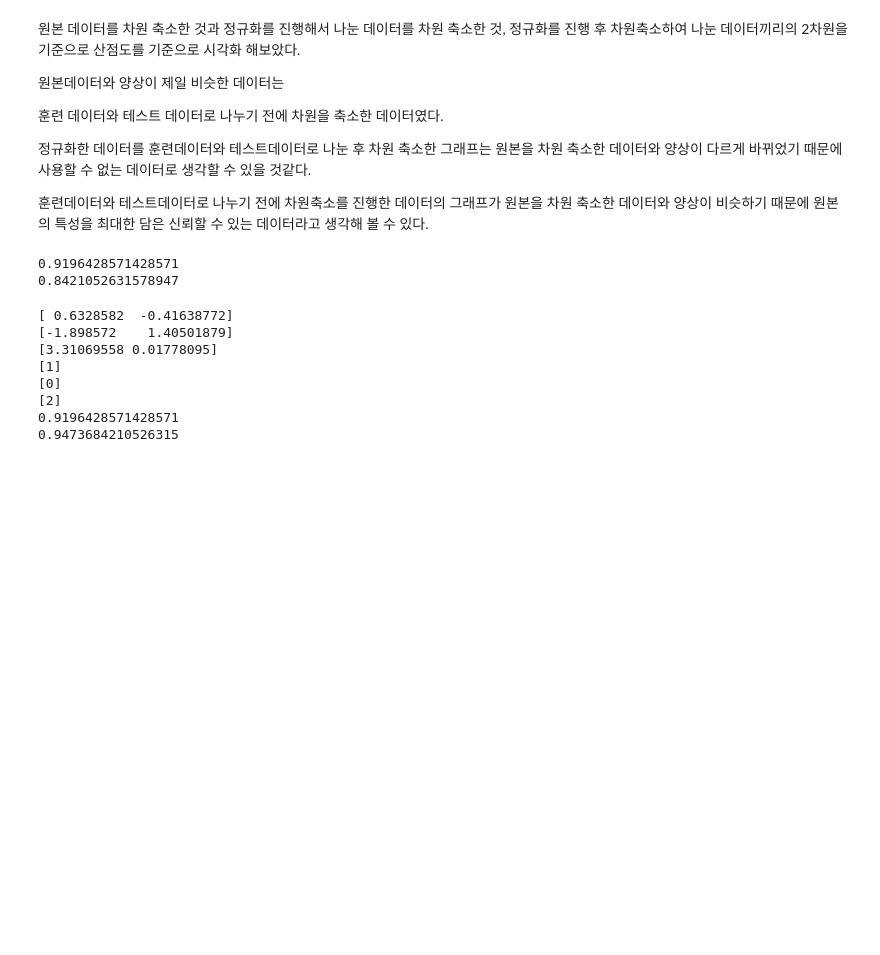
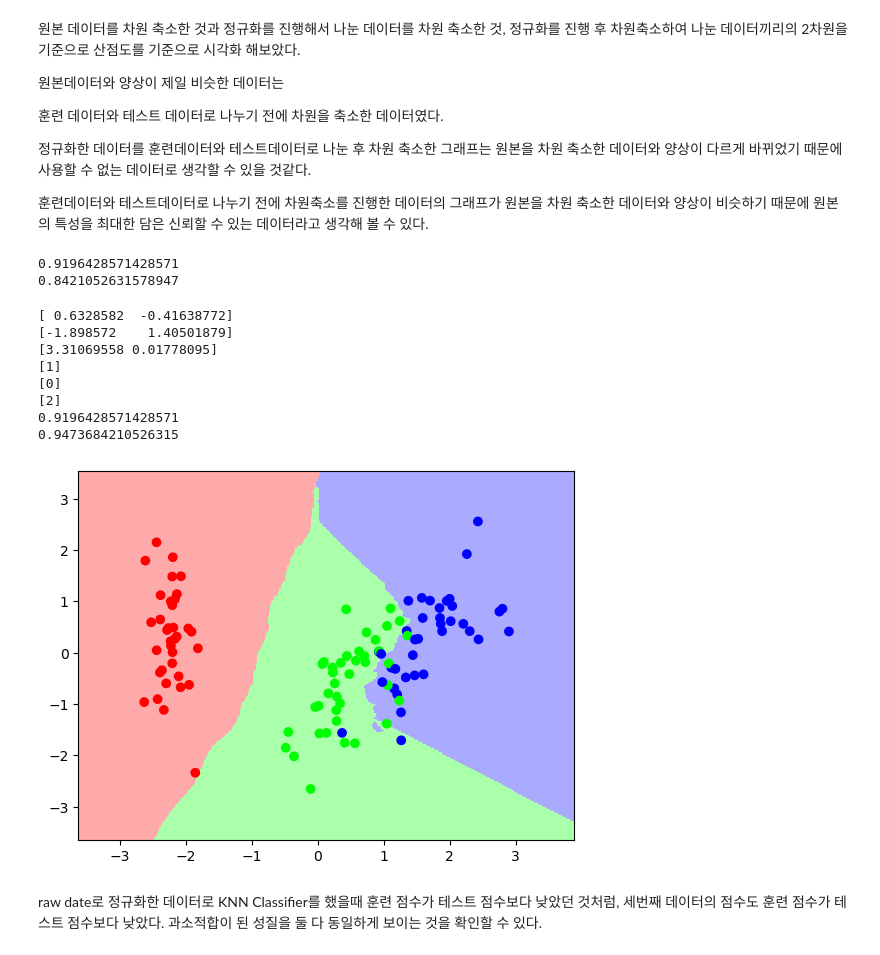
Before and after one commit to JINSUKO/Machin-Leaning-course-Practices, a Jupyter notebook: pratice_iris_data.ipynb, the cells around one changed output. Cells and saved outputs as stored; diff of their text form; code cells hidden in the pictures; blank space fills up the shorter version.

```diff
--- a/pratice_iris_data.ipynb
+++ b/pratice_iris_data.ipynb
@@ -345,21 +412,21 @@ print((knmodelpca.score(X_test_scaled_pca_d2, y_test)))
 0.9196428571428571
 0.8421052631578947
 # %%
-# 위의 두번째 그래프로 그려본 데이터를 KNN 분류기로 시험해봄.
+# 위의 세번째 그래프로 그려본 데이터를 KNN 분류기로 시험해봄.
 
-knmodelpca = KNeighborsClassifier()
+knmodelpca_v2 = KNeighborsClassifier()
 
-knmodelpca.fit(X_train_scaled_pca_d2_v2, y_train_v2)
+knmodelpca_v2.fit(X_train_scaled_pca_d2_v2, y_train_v2)
 
 print(X_test_scaled_pca_d2_v2[0])
 print(X_test_scaled_pca_d2_v2[1])
 print(X_test_scaled_pca_d2_v2[2])
-print(knmodelpca.predict([[0.6328582, -0.41638772]]))
-print(knmodelpca.predict([[-1.898572, 1.40501879]]))
-print(knmodelpca.predict([[3.31069558, 0.01778095]]))
+print(knmodelpca_v2.predict([[0.6328582, -0.41638772]]))
+print(knmodelpca_v2.predict([[-1.898572, 1.40501879]]))
+print(knmodelpca_v2.predict([[3.31069558, 0.01778095]]))
 
-print((knmodelpca.score(X_train_scaled_pca_d2_v2, y_train_v2)))
-print((knmodelpca.score(X_test_scaled_pca_d2_v2, y_test_v2)))
+print((knmodelpca_v2.score(X_train_scaled_pca_d2_v2, y_train_v2)))
+print((knmodelpca_v2.score(X_test_scaled_pca_d2_v2, y_test_v2)))
 # %% [output]
 [ 0.6328582  -0.41638772]
 [-1.898572    1.40501879]
@@ -369,3 +436,32 @@ print((knmodelpca.score(X_test_scaled_pca_d2_v2, y_test_v2)))
 [2]
 0.9196428571428571
 0.9473684210526315
+# %%
+import numpy as np
+from matplotlib.colors import ListedColormap
+
+# 여기서 x, y는 좌표이다.
+x_min, x_max = X_train_scaled_pca_d2_v2[:, 0].min() - 1, X_train_scaled_pca_d2_v2[:, 0].max() + 1
+y_min, y_max = X_train_scaled_pca_d2_v2[:, 1].min() - 1, X_train_scaled_pca_d2_v2[:, 1].max() + 1
+
+xx, yy = np.meshgrid(np.arange(x_min, x_max, 0.02), np.arange(y_min, y_max, 0.02))
+
+Z = knmodelpca_v2.predict(np.c_[xx.ravel(), yy.ravel()])
+Z = Z.reshape(xx.shape)
+
+cmap_light = ListedColormap(['#FFAAAA', '#AAFFAA', '#AAAAFF'])
+plt.figure()
+plt.pcolormesh(xx, yy, Z, cmap=cmap_light)
+
+cmap_bold = ListedColormap(['#FF0000', '#00FF00', '#0000FF'])
+plt.scatter(X_train_scaled_pca_d2_v2[:, 0], X_train_scaled_pca_d2_v2[:, 1], c=y_train_v2, cmap=cmap_bold)
+
+plt.xlim(xx.min(), xx.max())
+plt.ylim(yy.min(), yy.max())
+
+plt.show()
+# %% [output]
+[figure, added]
+# %% [markdown]
+raw date로 정규화한 데이터로 KNN Classifier를 했을때 훈련 점수가 테스트 점수보다 낮았던 것처럼, 세번째 데이터의 점수도 훈련 점수가 테스트 점수보다 낮았다.
+과소적합이 된 성질을 둘 다 동일하게 보이는 것을 확인할 수 있다.
```
Also changed, not shown: parts of 5 cells of this notebook.
